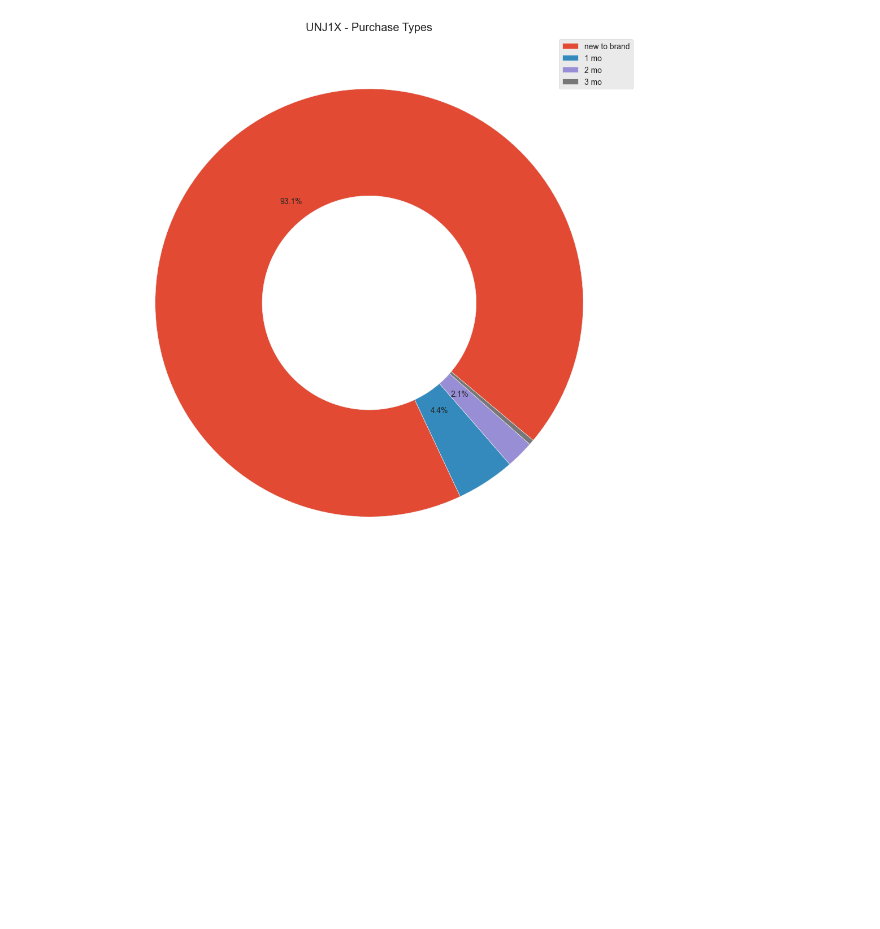
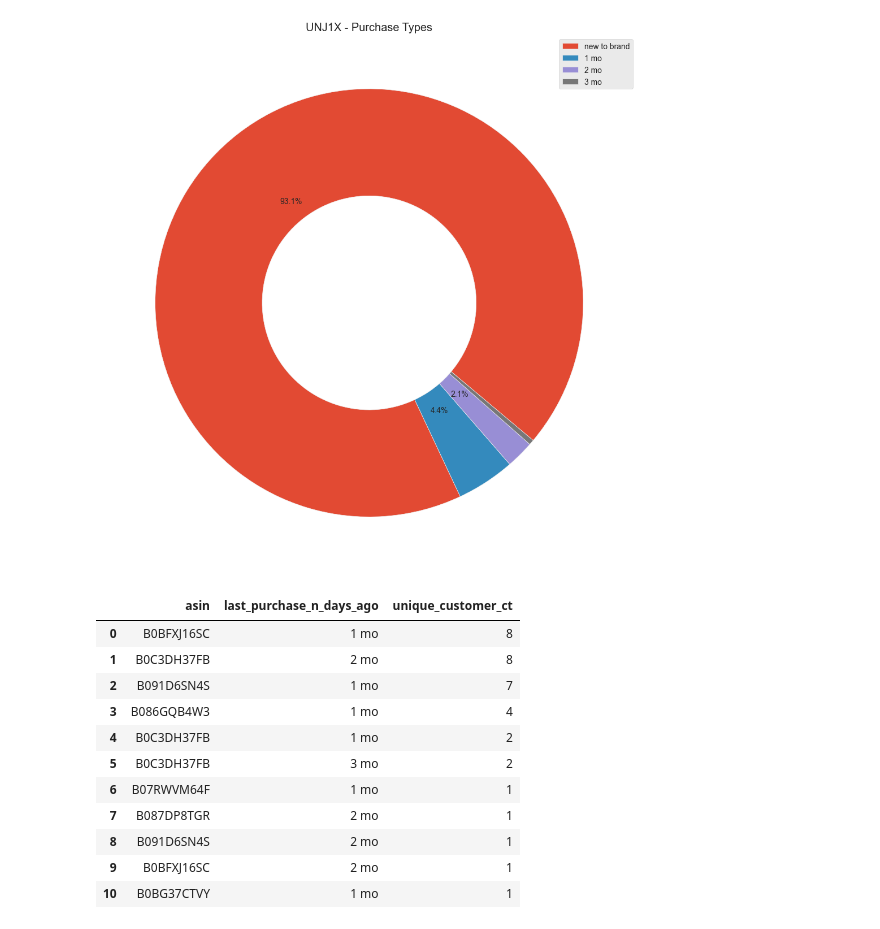
Before and after one commit to angie-xiao/ntb, a Jupyter notebook: ntb.ipynb, the cells around one changed output. Drawn from its saved outputs; the diff is of its cells as text; code cells hidden in the pictures; blank space fills up the shorter version.

```diff
--- a/ntb.ipynb
+++ b/ntb.ipynb
@@ -166,3 +208,25 @@ ax.yaxis.label.set_size(10)
+# %%
+vendor_code='UNJ1X'
+tmp = res[res['dama_mfg_vendor_code']==vendor_code]
+tmp_asin_new = tmp[
+    (tmp['asin'] == 'new to brand')
+][['asin', 'unique_customer_ct']].groupby('asin').sum().sort_values(by='unique_customer_ct',ascending=False).reset_index()
+
+# plot
+sns.set(style="ticks", context="talk", rc = {'figure.figsize':(15,10)})
+plt.style.use("ggplot")
+
+ax = sns.barplot(
+  tmp_asin_new,
+  x='unique_customer_ct',
+  y='asin'
+)
+
+# title
+ax.set_title(f'{vendor_code} ASINs - First Time Purchases', fontsize=16)
+ax.bar_label(ax.containers[0])
+ax.xaxis.label.set_size(10)
+ax.yaxis.label.set_size(10)
 # %% [markdown]
 ## 3.2 Company Level
 # %%
@@ -191,3 +254,21 @@ ax.set_title(f"{vendor_code} - Purchase Types")
 fig.tight_layout()
 # %% [output]
 [figure]
+# %%
+tmp[
+    (tmp['last_purchase_n_days_ago'] != 'new to brand')
+][['asin','unique_customer_ct', 'last_purchase_n_days_ago']].\
+    groupby(['asin','last_purchase_n_days_ago']).sum().sort_values(by='unique_customer_ct',ascending=False).reset_index()
+# %% [output]
+|  | asin | last_purchase_n_days_ago | unique_customer_ct |
+| 0 | B0BFXJ16SC | 1 mo | 8 |
+| 1 | B0C3DH37FB | 2 mo | 8 |
+| 2 | B091D6SN4S | 1 mo | 7 |
+| 3 | B086GQB4W3 | 1 mo | 4 |
+| 4 | B0C3DH37FB | 1 mo | 2 |
+| 5 | B0C3DH37FB | 3 mo | 2 |
+| 6 | B07RWVM64F | 1 mo | 1 |
+| 7 | B087DP8TGR | 2 mo | 1 |
+| 8 | B091D6SN4S | 2 mo | 1 |
+| 9 | B0BFXJ16SC | 2 mo | 1 |
+| 10 | B0BG37CTVY | 1 mo | 1 |
```
Also changed, not shown: parts of 8 cells of this notebook, 4 other files.
